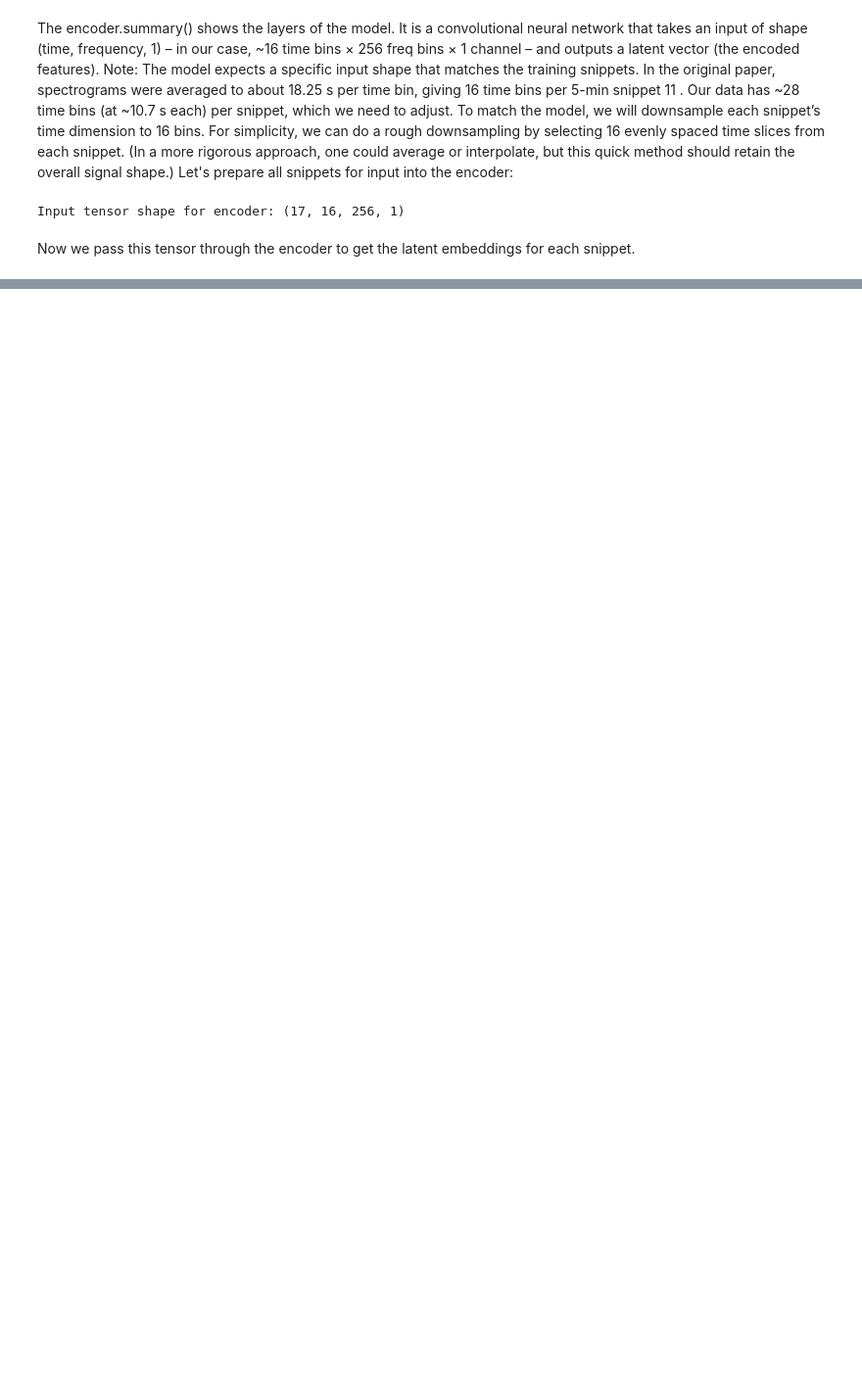
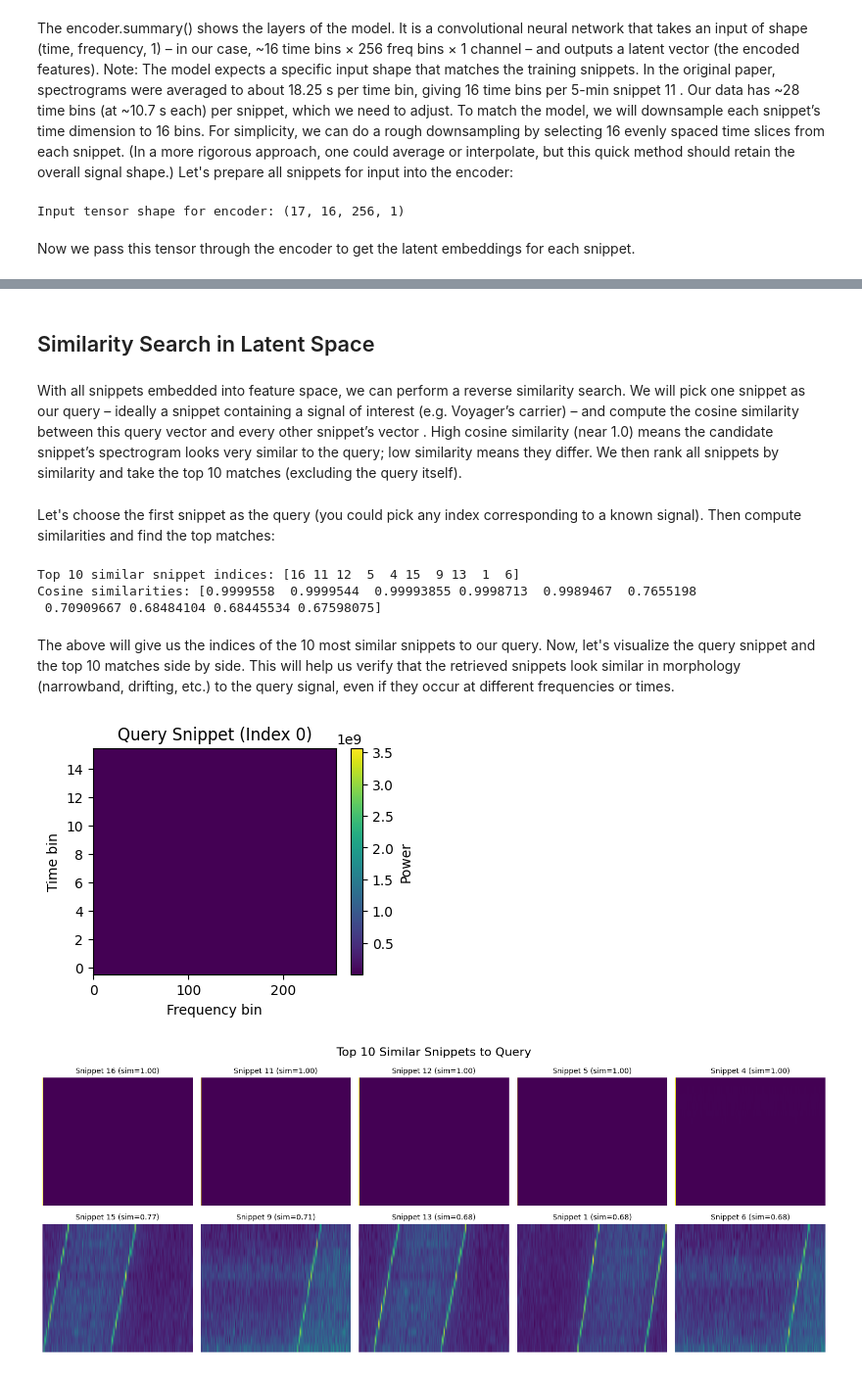
Before and after one commit to elanlavie/VoyagerMLTutorial, a Jupyter notebook: VoyagerMLTutorial.ipynb, the cells around one changed output, grey strips where cells are left out. Shown at 98% size. Drawn from its saved outputs; the diff is of its cells as text; code cells hidden in the pictures; blank space fills up the shorter version.

```diff
--- a/VoyagerMLTutorial.ipynb
+++ b/VoyagerMLTutorial.ipynb
@@ -199,0 +226,57 @@ Embeddings shape: (17, 5)
+# %% [markdown]
+## Similarity Search in Latent Space
+# %% [markdown]
+With all snippets embedded into feature space, we can perform a reverse similarity search. We will pick
+one snippet as our query – ideally a snippet containing a signal of interest (e.g. Voyager’s carrier) – and
+compute the cosine similarity between this query vector and every other snippet’s vector . High cosine
+similarity (near 1.0) means the candidate snippet’s spectrogram looks very similar to the query; low
+similarity means they differ. We then rank all snippets by similarity and take the top 10 matches (excluding
+the query itself).
+# %% [markdown]
+Let's choose the first snippet as the query (you could pick any index corresponding to a known signal). Then
+compute similarities and find the top matches:
+# %%
+# Choose a query snippet (index 0 for example)
+query_index = 0
+query_vec = embeddings[query_index]
+# Compute cosine similarity between query_vec and all embeddings
+norms = np.linalg.norm(embeddings, axis=1)
+query_norm = np.linalg.norm(query_vec)
+cosine_sim = (embeddings @ query_vec) / (norms * query_norm) # dot product normalized
+# Exclude the query itself and sort by similarity
+cosine_sim[query_index] = -1 # set self-similarity to -1 to exclude it
+top10_idx = cosine_sim.argsort()[-10:][::-1]
+print("Top 10 similar snippet indices:", top10_idx)
+print("Cosine similarities:", cosine_sim[top10_idx])
+# %% [output]
+Top 10 similar snippet indices: [16 11 12  5  4 15  9 13  1  6]
+Cosine similarities: [0.9999558  0.9999544  0.99993855 0.9998713  0.9989467  0.7655198
+ 0.70909667 0.68484104 0.68445534 0.67598075]
+# %% [markdown]
+The above will give us the indices of the 10 most similar snippets to our query. Now, let's visualize the query
+snippet and the top 10 matches side by side. This will help us verify that the retrieved snippets look similar
+in morphology (narrowband, drifting, etc.) to the query signal, even if they occur at different frequencies or
+times.
+# %%
+# Plot the query snippet and top 10 similar snippets
+query_snip = snippets[query_index]
+plt.figure(figsize=(4,3))
+plt.imshow(query_snip, aspect='auto', origin='lower', cmap='viridis')
+plt.title("Query Snippet (Index %d)" % query_index)
+plt.xlabel("Frequency bin"); plt.ylabel("Time bin")
+plt.colorbar(label='Power')
+plt.show()
+# Plot top 10 matches in a grid
+fig, axs = plt.subplots(2, 5, figsize=(15,6))
+for i, idx in enumerate(top10_idx):
+  r, c = divmod(i, 5)
+  ax = axs[r][c]
+  ax.imshow(snippets[idx], aspect='auto', origin='lower', cmap='viridis')
+  ax.set_title(f"Snippet {idx} (sim={cosine_sim[idx]:.2f})", fontsize=10)
+  ax.axis('off')
+plt.suptitle("Top 10 Similar Snippets to Query", fontsize=16)
+plt.tight_layout()
+plt.show()
+# %% [output]
+[figure, added]
+[figure, added]
```
Also changed, not shown: parts of 11 cells of this notebook.
